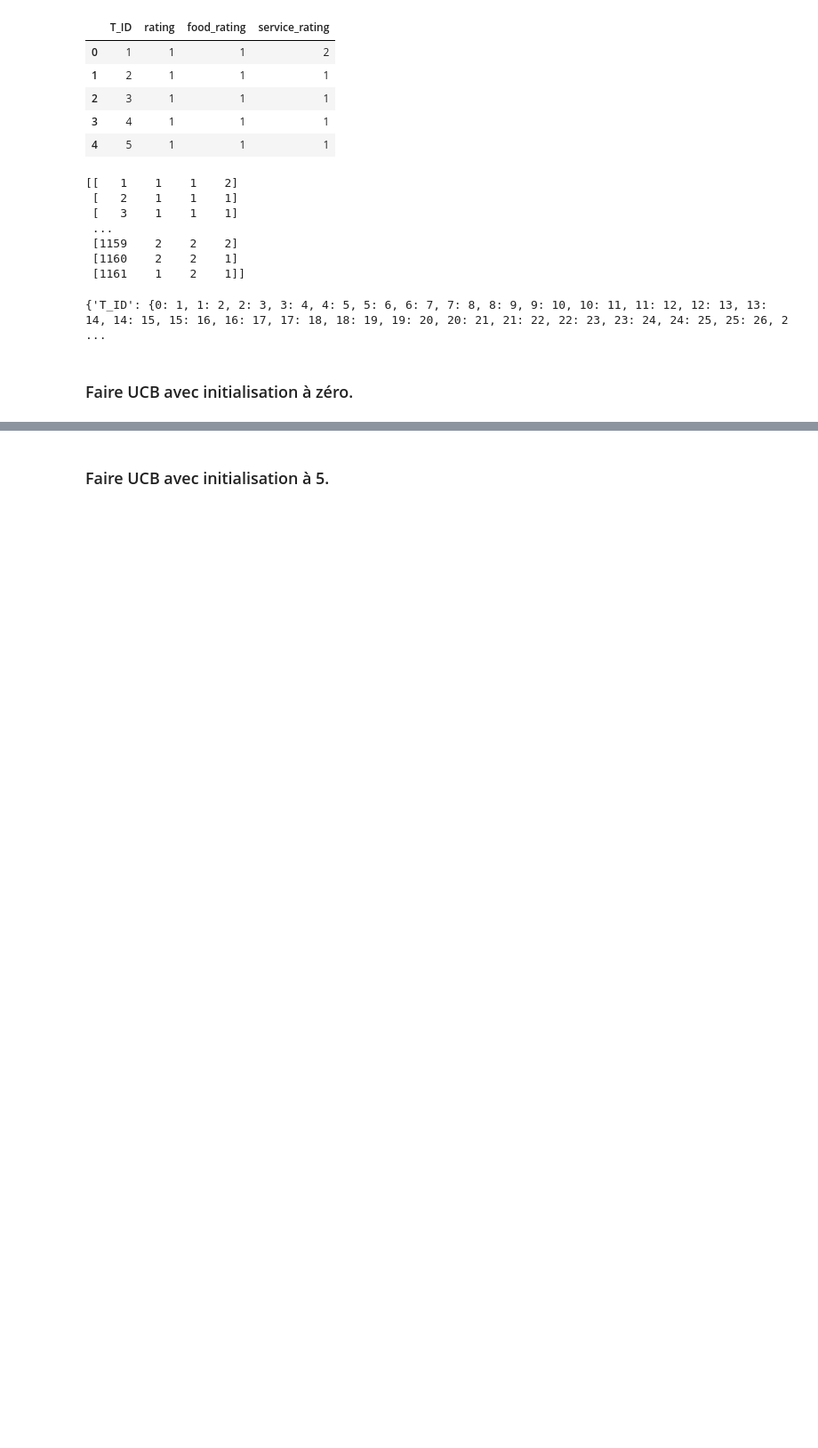
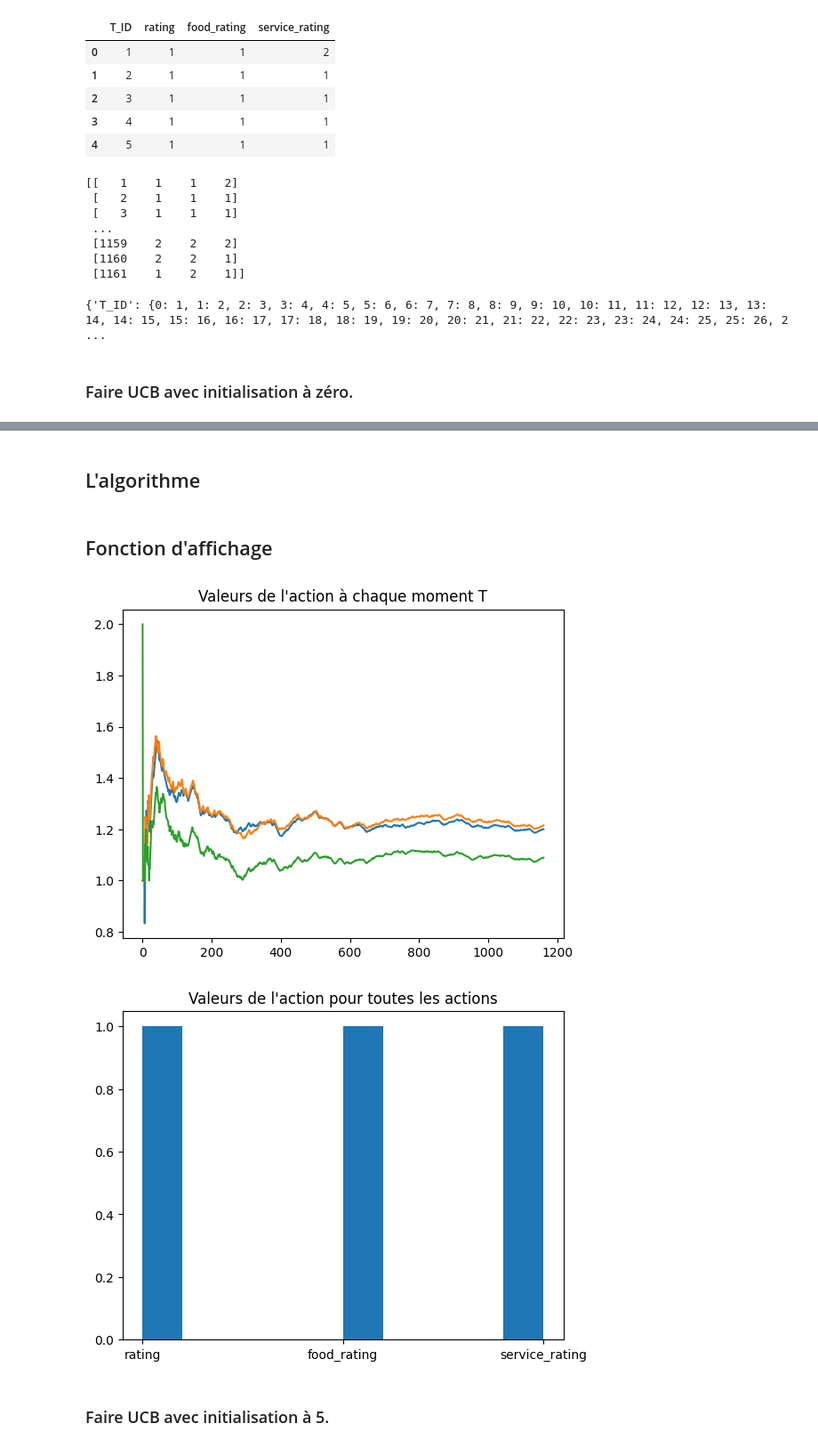
Before and after one commit to esgi-lyon/renforcement-groupe3, a Jupyter notebook: EXAM_UCB.ipynb, the cells around one changed output, grey strips where cells are left out. Shown at 89% size. Cells and saved outputs as stored; diff of their text form; code cells hidden in the pictures; blank space fills up the shorter version.

```diff
--- a/EXAM_UCB.ipynb
+++ b/EXAM_UCB.ipynb
@@ -11,10 +11,11 @@ Vous pouvez utiliser le format que vous préférez :
 import numpy as np
 import pandas as pd
 import matplotlib.pyplot as plt
+import math
 
 # DataFrame
 df_data_initial = pd.read_csv("rating_final_user.csv")
-df_data = df_data.loc[:, ["T_ID", "rating", "food_rating", "service_rating"]]
+df_data = df_data_initial.loc[:, ["T_ID", "rating", "food_rating", "service_rating"]]
 
 # Dictionnaire
 in_data = df_data_initial.to_dict()
@@ -95,0 +67,2 @@ plt.show()
+# %% [markdown]
+## L'algorithme
@@ -96,2 +109,30 @@ plt.show()
+# %% [markdown]
+## Fonction d'affichage
+# %%
+# On affiche out_UCB_reward avec matplotlib
+
+def print_Ucb(df_data, out_UCB_reward, Qta):
+
+    nombre_pas = df_data.shape[0] # nombre d'élements dans le DataFrame = nombre steps
+    x = range(df_data.shape[0])
+
+    # pour chaque clé k dans Q
+    plt.title("Valeurs de l'action à chaque moment T")
+    for action in Qta.keys():
+        plt.plot(x,  Qta[action])
+
+    plt.show()
+
+    plt.title("Valeurs de l'action pour toutes les actions")
+    plt.hist(out_UCB_reward)
+# %%
+my_data = df_data.copy()
+Qta, out_UCB_reward = ucb(my_data, 0)
+# %%
+# Test avec comme coefficient 3
+print_Ucb(my_data, out_UCB_reward, Qta)
+# %% [output]
+[figure, added]
+[figure, added]
 # %% [markdown]
 <h3>Faire UCB avec initialisation à 5. </h3>
```
Also changed, not shown: parts of 6 cells of this notebook, 2 other files.
